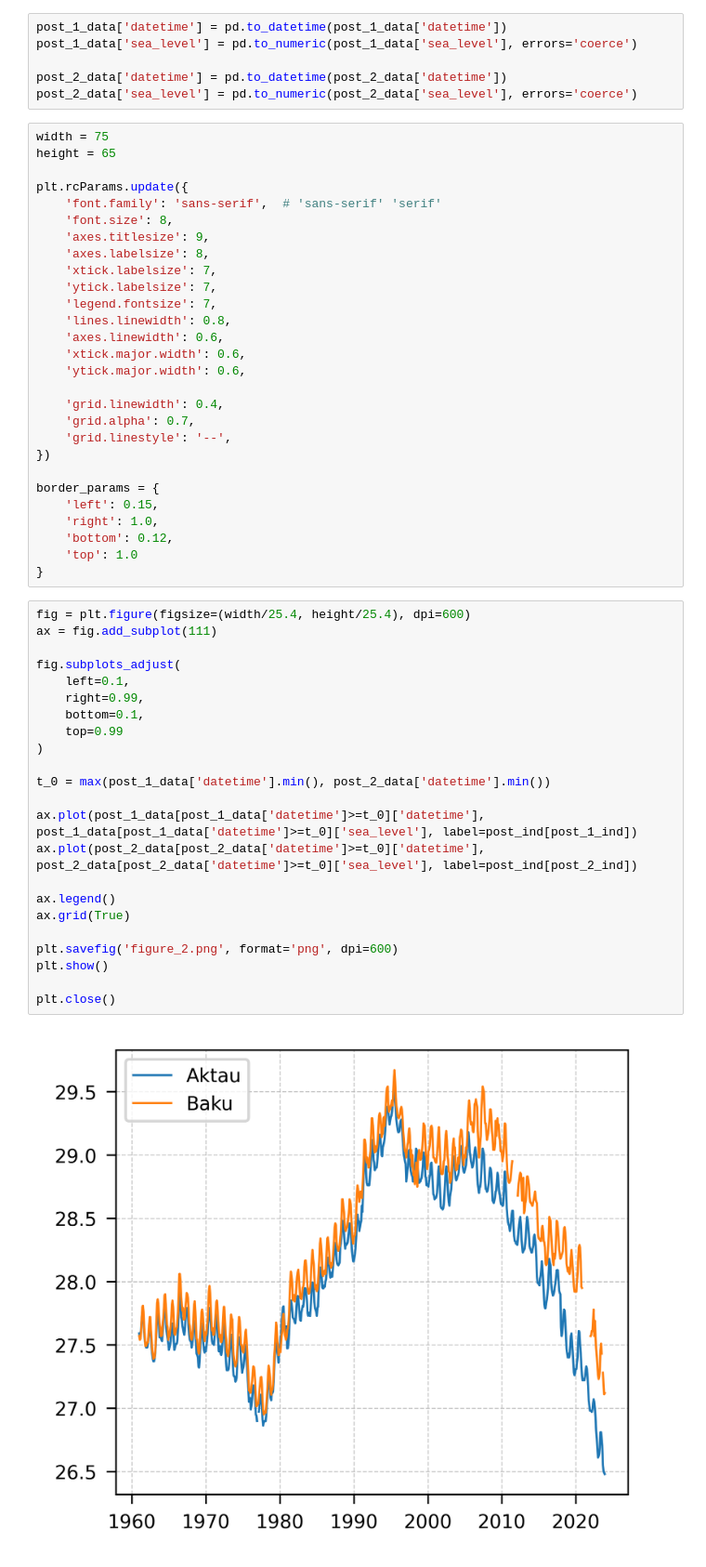
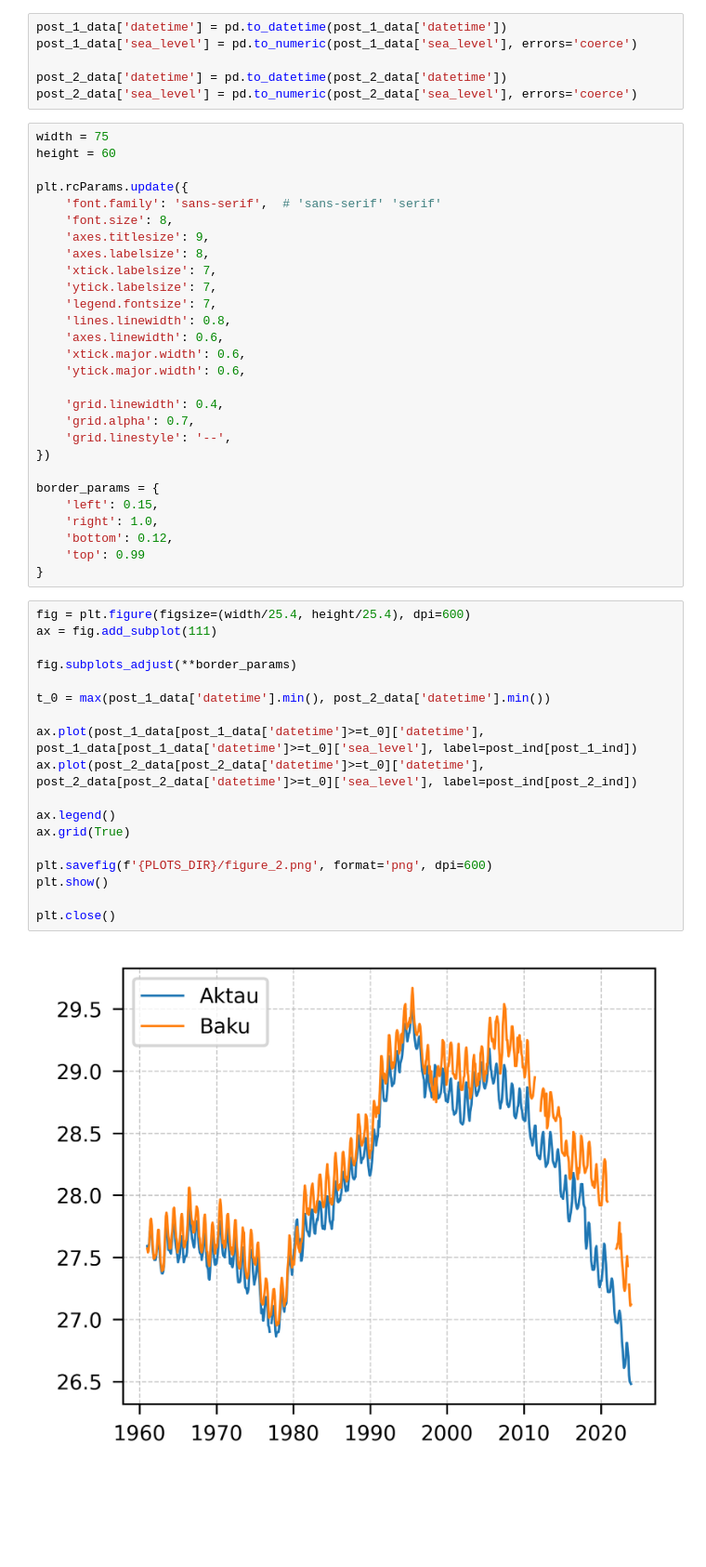
Before and after one commit to GammaFuncti0n/CaspianSeaLevel, a Jupyter notebook: sea_level.ipynb, the cells around one changed output. Shown at 93% size. Drawn from its saved outputs; the diff is of its cells as text; blank space fills up the shorter version.

```diff
--- a/sea_level.ipynb
+++ b/sea_level.ipynb
@@ -58,7 +60,7 @@ post_2_data['datetime'] = pd.to_datetime(post_2_data['datetime'])
 post_2_data['sea_level'] = pd.to_numeric(post_2_data['sea_level'], errors='coerce')
 # %%
 width = 75
-height = 65
+height = 60
 
 plt.rcParams.update({
     'font.family': 'sans-serif',  # 'sans-serif' 'serif'
@@ -82,33 +84,28 @@ border_params = {
     'left': 0.15,
     'right': 1.0,
     'bottom': 0.12,
-    'top': 1.0
+    'top': 0.99
 }
 # %%
 fig = plt.figure(figsize=(width/25.4, height/25.4), dpi=600)
 ax = fig.add_subplot(111)
 
-fig.subplots_adjust(
-    left=0.1,
-    right=0.99,
-    bottom=0.1,
-    top=0.99
-)
+fig.subplots_adjust(**border_params)
 
 t_0 = max(post_1_data['datetime'].min(), post_2_data['datetime'].min())
 
 ax.plot(post_1_data[post_1_data['datetime']>=t_0]['datetime'], post_1_data[post_1_data['datetime']>=t_0]['sea_level'], label=post_ind[post_1_ind])
 ax.plot(post_2_data[post_2_data['datetime']>=t_0]['datetime'], post_2_data[post_2_data['datetime']>=t_0]['sea_level'], label=post_ind[post_2_ind])
 
 ax.legend()
 ax.grid(True)
 
-plt.savefig('figure_2.png', format='png', dpi=600)
+plt.savefig(f'{PLOTS_DIR}/figure_2.png', format='png', dpi=600)
 plt.show()
 
 plt.close()
 # %% [output]
-[figure, old version]
+[figure, new version]
 # %%
 from sklearn.linear_model import LinearRegression
 
```
Also changed, not shown: parts of 3 cells of this notebook, 3 other files.
